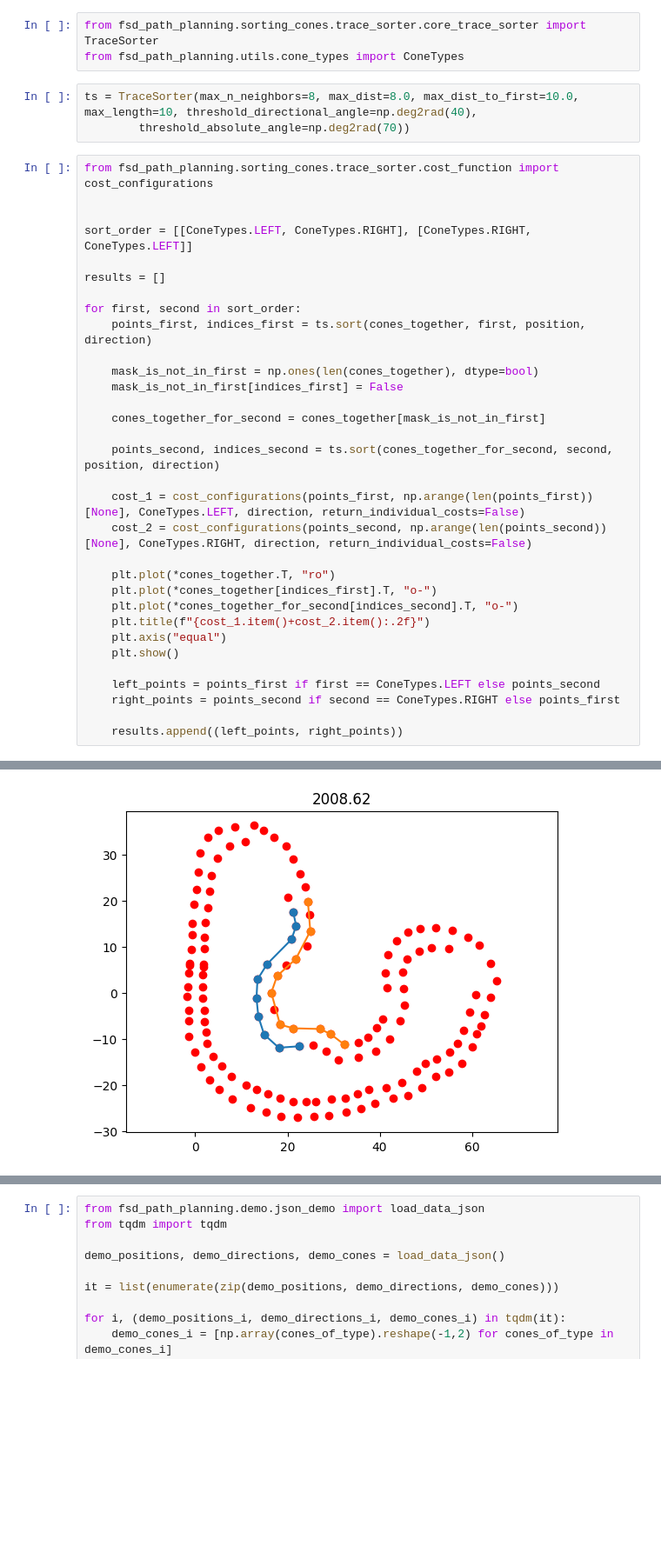
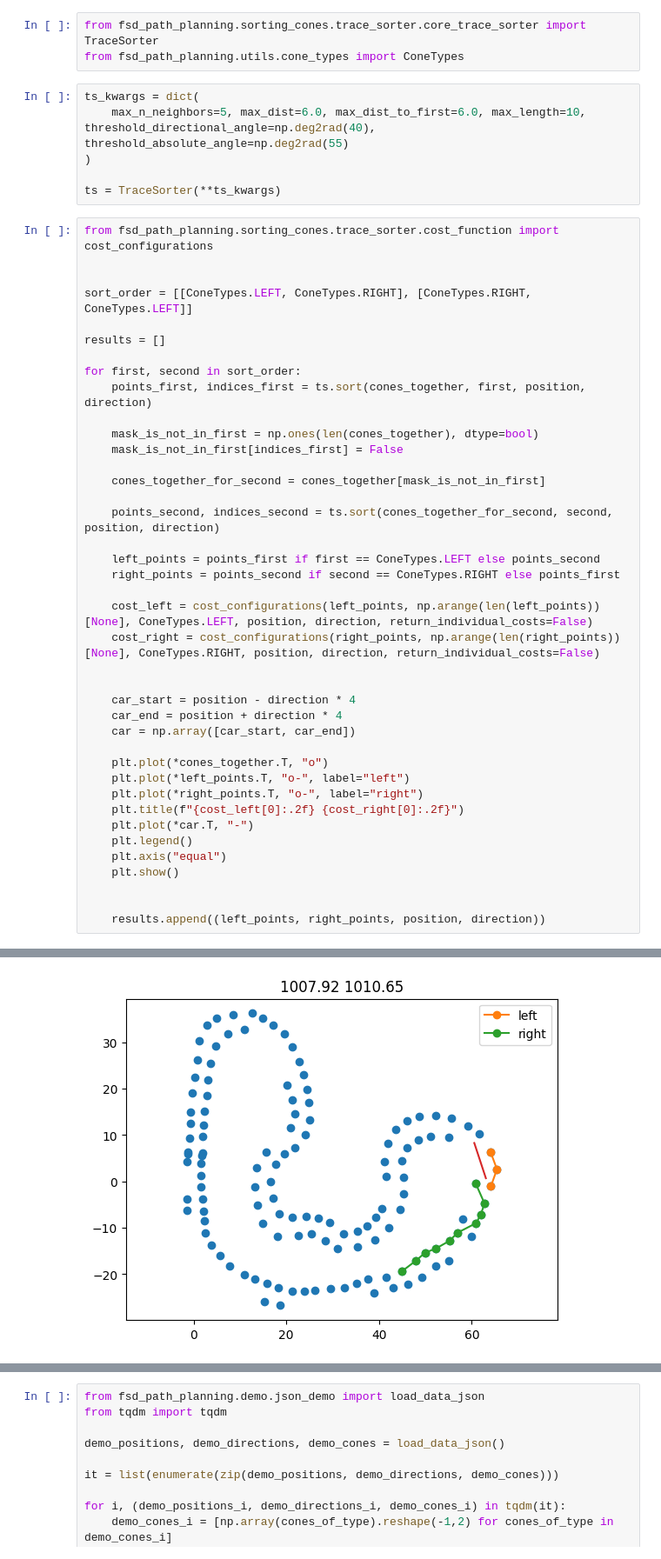
Before and after one commit to papalotis/ft-fsd-path-planning, a Jupyter notebook: colorless2.ipynb, the cells around one changed output, grey strips where cells are left out. Shown at 87% size. Cells and saved outputs as stored; diff of their text form; blank space fills up the shorter version.

```diff
--- a/colorless2.ipynb
+++ b/colorless2.ipynb
@@ -50,8 +53,11 @@ plt.axis("equal")
 from fsd_path_planning.sorting_cones.trace_sorter.core_trace_sorter import TraceSorter
 from fsd_path_planning.utils.cone_types import ConeTypes
 # %%
-ts = TraceSorter(max_n_neighbors=8, max_dist=8.0, max_dist_to_first=10.0, max_length=10, threshold_directional_angle=np.deg2rad(40),
-        threshold_absolute_angle=np.deg2rad(70))
+ts_kwargs = dict(
+    max_n_neighbors=5, max_dist=6.0, max_dist_to_first=6.0, max_length=10, threshold_directional_angle=np.deg2rad(40), threshold_absolute_angle=np.deg2rad(55)
+)
+
+ts = TraceSorter(**ts_kwargs)
 # %%
 from fsd_path_planning.sorting_cones.trace_sorter.cost_function import cost_configurations
 
@@ -70,18 +76,26 @@ for first, second in sort_order:
 
     points_second, indices_second = ts.sort(cones_together_for_second, second, position, direction)
 
-    cost_1 = cost_configurations(points_first, np.arange(len(points_first))[None], ConeTypes.LEFT, direction, return_individual_costs=False)
-    cost_2 = cost_configurations(points_second, np.arange(len(points_second))[None], ConeTypes.RIGHT, direction, return_individual_costs=False)
+    left_points = points_first if first == ConeTypes.LEFT else points_second
+    right_points = points_second if second == ConeTypes.RIGHT else points_first
 
-    plt.plot(*cones_together.T, "ro")
-    plt.plot(*cones_together[indices_first].T, "o-")
-    plt.plot(*cones_together_for_second[indices_second].T, "o-")
-    plt.title(f"{cost_1.item()+cost_2.item():.2f}")
+    cost_left = cost_configurations(left_points, np.arange(len(left_points))[None], ConeTypes.LEFT, position, direction, return_individual_costs=False)
+    cost_right = cost_configurations(right_points, np.arange(len(right_points))[None], ConeTypes.RIGHT, position, direction, return_individual_costs=False)
+
+
+    car_start = position - direction * 4
+    car_end = position + direction * 4
+    car = np.array([car_start, car_end])
+
+    plt.plot(*cones_together.T, "o")
+    plt.plot(*left_points.T, "o-", label="left")
+    plt.plot(*right_points.T, "o-", label="right")
+    plt.title(f"{cost_left[0]:.2f} {cost_right[0]:.2f}")
+    plt.plot(*car.T, "-")
+    plt.legend()
     plt.axis("equal")
     plt.show()
 
-    left_points = points_first if first == ConeTypes.LEFT else points_second
-    right_points = points_second if second == ConeTypes.RIGHT else points_first
 
-    results.append((left_points, right_points))
+    results.append((left_points, right_points, position, direction))
 # %% [output]
@@ -89,4 +103,4 @@ for first, second in sort_order:
-[figure, old version]
+[figure, new version]
 # %%
 from fsd_path_planning.sorting_cones.trace_sorter.line_segment_intersection import pairwise_segment_intersection, number_of_intersections
 
```
Also changed, not shown: parts of 13 cells of this notebook, 10 other files.
